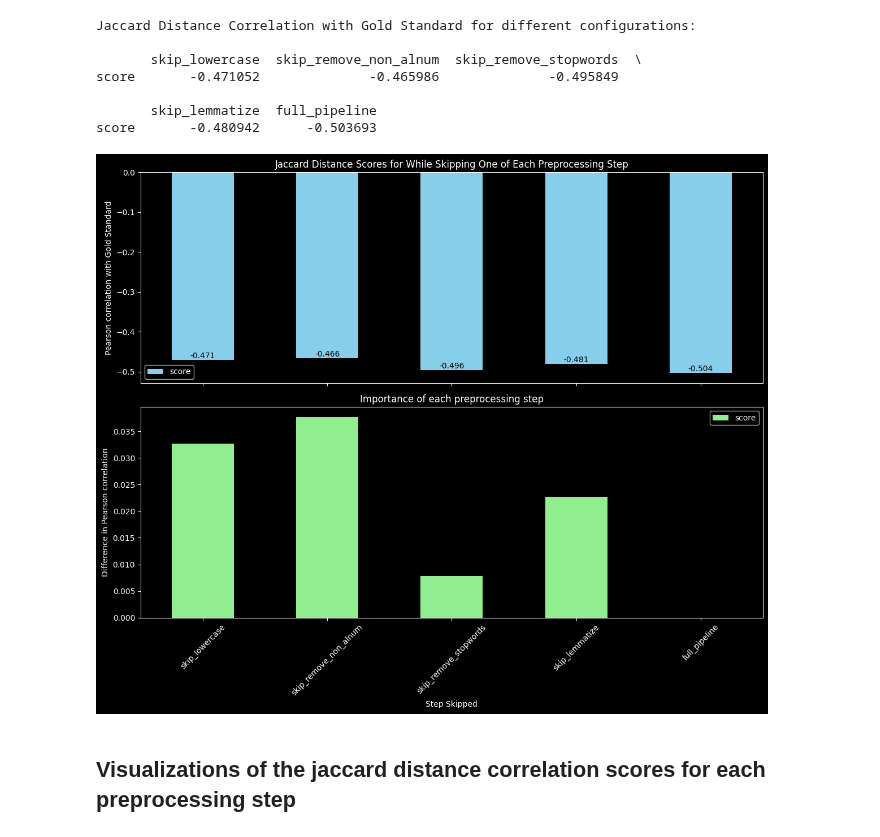
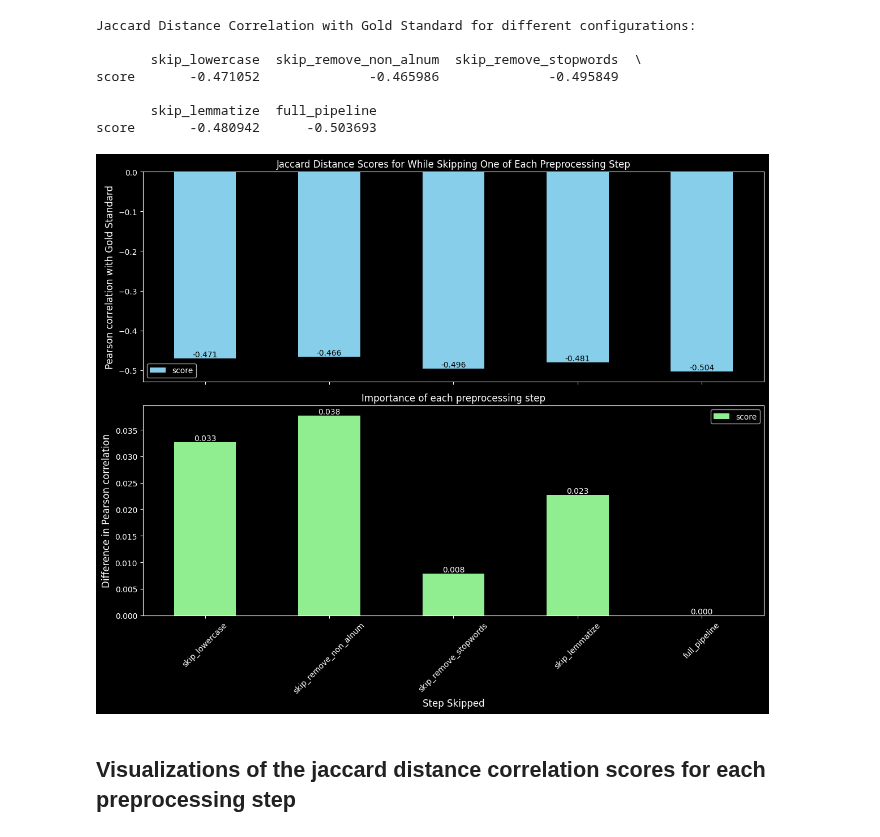
Before and after one commit to ZachParent/mai-intro-to-human-language-technologies, a Jupyter notebook: lab3/lab3.ipynb, the cells around one changed output. Cells and saved outputs as stored; diff of their text form; code cells hidden in the pictures.

Commit message:
update plots

```diff
--- a/lab3/lab3.ipynb
+++ b/lab3/lab3.ipynb
@@ -244,34 +244,34 @@ score       -0.480942      -0.503693
 # %%
 # Plot bar chart for leave-one-out results and differences from full pipeline
 fig, (ax1, ax2) = plt.subplots(2, 1, figsize=(12, 10), sharex=True)
 
 # Original bar chart
 leave_one_out_results.T.plot(kind='bar', color=['skyblue'], ax=ax1)
 ax1.set_title('Jaccard Distance Scores for While Skipping One of Each Preprocessing Step')
-ax1.set_ylabel('Pearson correlation with Gold Standard')
+ax1.set_ylabel('Pearson correlation with Gold Standard', fontsize=12)
 
 
 # Annotate original bar chart values
 for i, v in enumerate(leave_one_out_results.values[0]):
     ax1.text(i, v, f'{v:.3f}', ha='center', va='bottom', color='black')
 
 # Calculate and plot differences from full pipeline
 full_pipeline_score = leave_one_out_results['full_pipeline'].values[0]
 differences = leave_one_out_results.subtract(full_pipeline_score).T
 differences.plot(kind='bar', color=['lightgreen'], ax=ax2)
 ax2.set_title('Importance of each preprocessing step')
-ax2.set_xlabel('Step Skipped')
-ax2.set_ylabel('Difference in Pearson correlation')
+ax2.set_xlabel('Step Skipped', fontsize=12)
+ax2.set_ylabel('Difference in Pearson correlation', fontsize=12)
 ax2.tick_params(axis='x', rotation=45)
 
 # Annotate difference bar chart values
 for i, v in enumerate(differences.values):
-    ax2.text(i, v, f'{v[0]:.3f}', ha='center', va='bottom' if v[0] >= 0 else 'top', color='black')
+    ax2.text(i, v, f'{v[0]:.3f}', ha='center', va='bottom' if v[0] >= 0 else 'top')
 
 plt.tight_layout()
 plt.show()
 # %% [output]
-[figure, old version]
+[figure, new version]
 # %% [markdown]
 ## Visualizations of the jaccard distance correlation scores for each preprocessing step
 # %%
```
